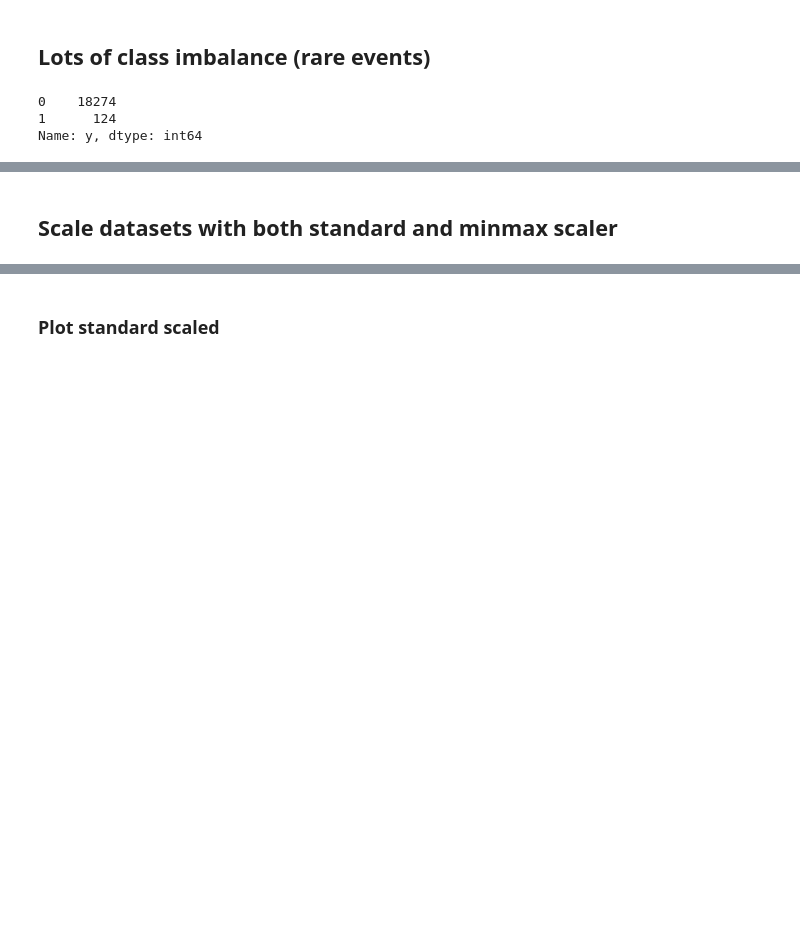
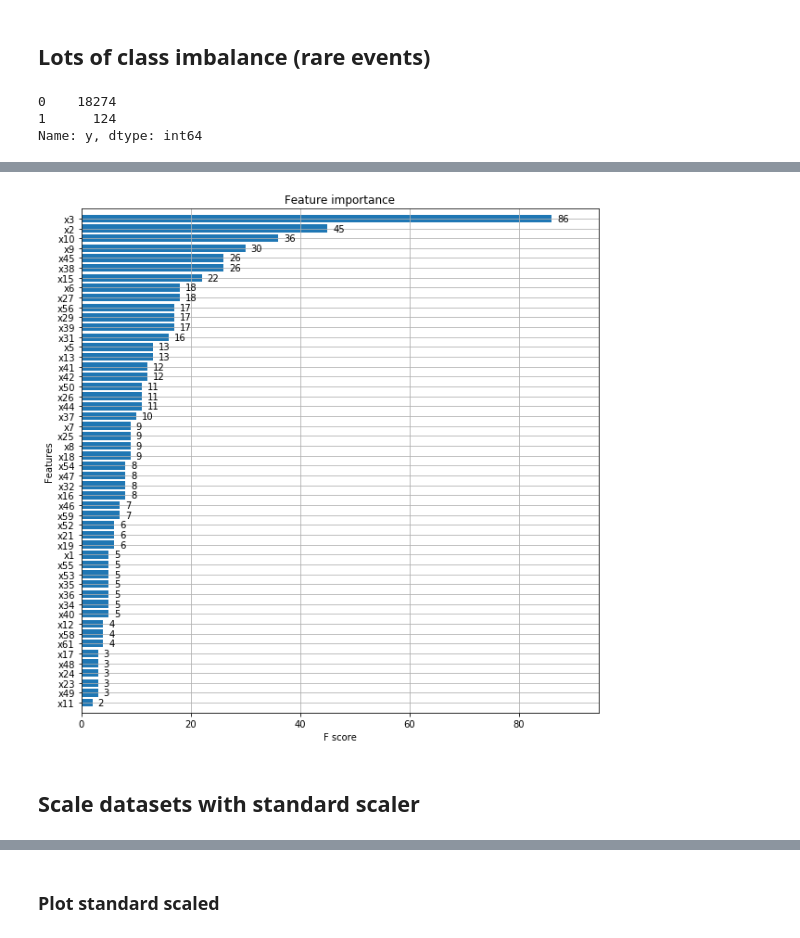
Before and after one commit to peterchen94/autoencoders, a Jupyter notebook: code/autoencoder.ipynb, the cells around one changed output, grey strips where cells are left out. Cells and saved outputs as stored; diff of their text form; code cells hidden in the pictures; blank space fills up the shorter version.

```diff
--- a/code/autoencoder.ipynb
+++ b/code/autoencoder.ipynb
@@ -42,7 +32,14 @@ Name: y, dtype: int64
 # %%
-failure_length= 20
+early_step = 3
+df['y_early'] = 0
+df['y_rank'] = -1
+df['y_count'] = np.nan
 
+failure_count = 1
 for i in range(df.shape[0]):
     if df.iloc[i]['y'] == 1:
-        df.iloc[i-failure_length:i] = 1
+        df.loc[i-early_step:i,'y_early'] = 1
+        df.loc[i-early_step:i,'y_rank'] = np.arange(early_step,-1,-1)
+        df.loc[i-early_step:i,'y_count'] = failure_count
+        failure_count += 1
 # %%
@@ -53,0 +68,19 @@ Name: y, dtype: int64
+# %%
+import xgboost
+
+x_cols = [
+        'x1', 'x2', 'x3', 'x4', 'x5', 'x6', 'x7', 'x8', 'x9',
+       'x10', 'x11', 'x12', 'x13', 'x14', 'x15', 'x16', 'x17', 'x18', 'x19',
+       'x20', 'x21', 'x22', 'x23', 'x24', 'x25', 'x26', 'x27', 'x28', 'x29',
+       'x30', 'x31', 'x32', 'x33', 'x34', 'x35', 'x36', 'x37', 'x38', 'x39',
+       'x40', 'x41', 'x42', 'x43', 'x44', 'x45', 'x46', 'x47', 'x48', 'x49',
+       'x50', 'x51', 'x52', 'x53', 'x54', 'x55', 'x56', 'x57', 'x58', 'x59',
+       'x60','x61'
+]
+y_cols = ['y']
+
+X = df[x_cols]
+y = df[y_cols]
+
+xgb = xgboost.XGBClassifier()
+xgb.fit(X,y)
@@ -54,3 +111,9 @@ Name: y, dtype: int64
+# %%
+fig, ax = plt.subplots(figsize=(10,10))
+xgboost.plot_importance(xgb, max_num_features=50, height=0.8, ax=ax)
+plt.show()
+# %% [output]
+[figure, added]
 # %% [markdown]
-## Scale datasets with both standard and minmax scaler
+## Scale datasets with standard scaler
 # %%
```
Also changed, not shown: parts of 71 cells of this notebook, 1 other file.
